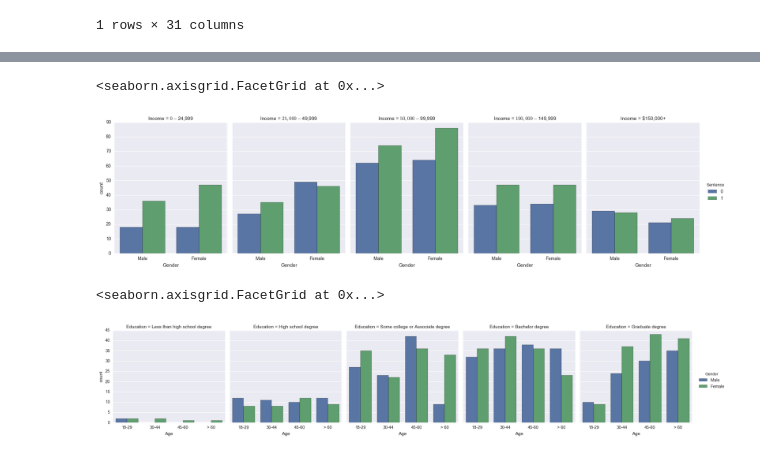
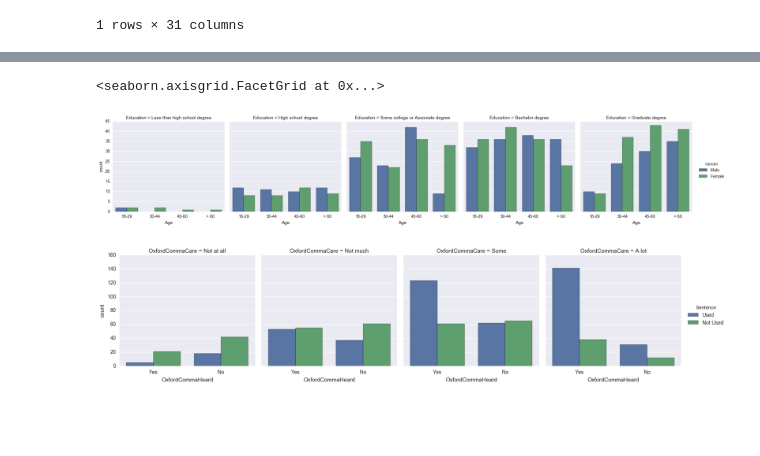
Before and after one commit to Moose2046/MAN6915, a Jupyter notebook: Group Project/Cleaning Dataset.ipynb, the cells around one changed output, grey strips where cells are left out. Saved outputs shown, nothing was run; the diff lists cells and outputs as text; code cells hidden in the pictures; blank space fills up the shorter version.

```diff
--- a/Group Project/Cleaning Dataset.ipynb
+++ b/Group Project/Cleaning Dataset.ipynb
@@ -74,10 +83,3 @@ sns.countplot(x="Age", data=comma, hue = 'Sentence', order = ['18-29', '30-44',
-# %%
-sns.factorplot(x="Gender", col="Income", hue = 'Sentence', data=comma,
-               kind="count", size=5, aspect=.75, ci=None, col_wrap = 5, legend_out =True,
-               col_order = ['$0 - $24,999', '$25,000 - $49,999', '$50,000 - $99,999', '$100,000 - $149,999', '$150,000+'] )
-# %% [output]
-<seaborn.axisgrid.FacetGrid at 0x...>
-[figure, removed]
 # %%
 sns.factorplot(x="Age", col="Education", hue = 'Gender', data=comma,
                kind="count", size=4, aspect=1, ci=None, col_wrap = 5, legend_out =True,
@@ -91,0 +166,4 @@ sns.factorplot(x="Age", col="Education", hue = 'Gender', data=comma,
+# %%
+comparison_graph_comma('OxfordCommaHeard', 'OxfordCommaCare', 'Sentence', 4)
+# %% [output]
+[figure, added]
```
Also changed, not shown: parts of 4 cells of this notebook.
